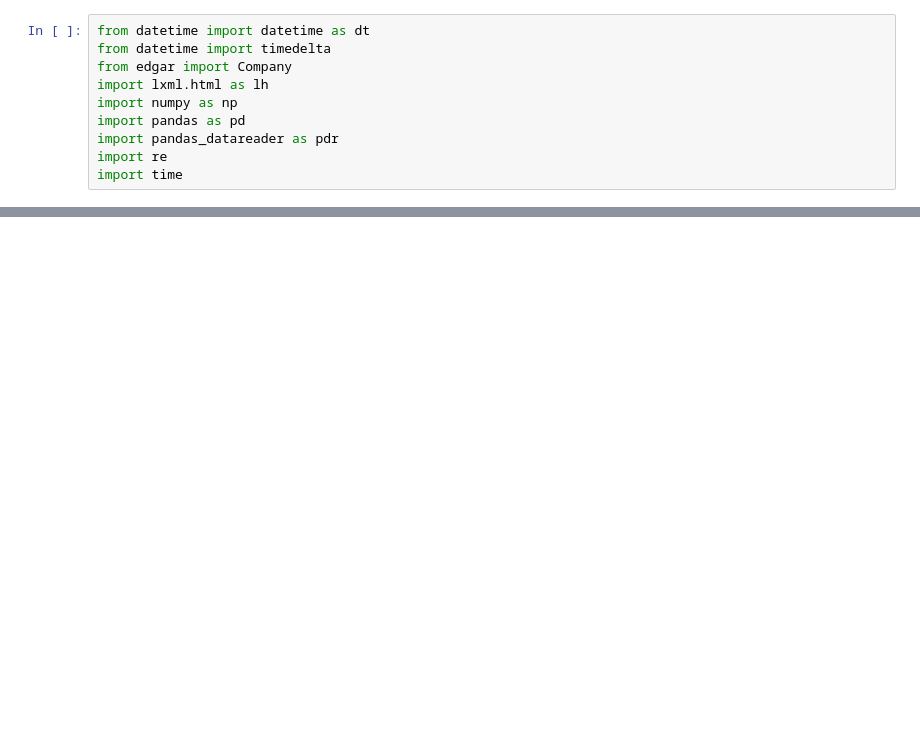
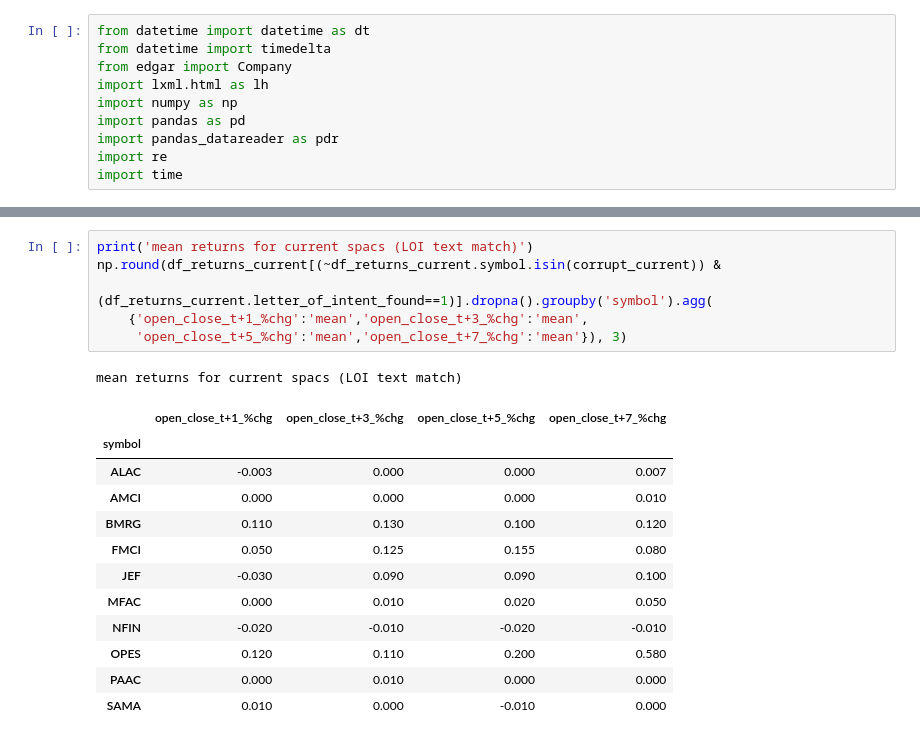
Before and after one commit to alandu20/spac, a Jupyter notebook: scraper.ipynb, the cells around one changed output, grey strips where cells are left out. Saved outputs shown, nothing was run; the diff lists cells and outputs as text; blank space fills up the shorter version.

```diff
--- a/scraper.ipynb
+++ b/scraper.ipynb
@@ -289,0 +458,20 @@ np.round(df_returns_agg[df_returns_agg.symbol!='ACEL'].dropna().describe(), 3)
+# %%
+print('mean returns for current spacs (LOI text match)')
+np.round(df_returns_current[(~df_returns_current.symbol.isin(corrupt_current)) &
+                            (df_returns_current.letter_of_intent_found==1)].dropna().groupby('symbol').agg(
+    {'open_close_t+1_%chg':'mean','open_close_t+3_%chg':'mean',
+     'open_close_t+5_%chg':'mean','open_close_t+7_%chg':'mean'}), 3)
+# %% [output]
+mean returns for current spacs (LOI text match)
+|  | open_close_t+1_%chg | open_close_t+3_%chg | open_close_t+5_%chg | open_close_t+7_%chg |
+| symbol |  |  |  |  |
+| ALAC | -0.003 | 0.000 | 0.000 | 0.007 |
+| AMCI | 0.000 | 0.000 | 0.000 | 0.010 |
+| BMRG | 0.110 | 0.130 | 0.100 | 0.120 |
+| FMCI | 0.050 | 0.125 | 0.155 | 0.080 |
+| JEF | -0.030 | 0.090 | 0.090 | 0.100 |
+| MFAC | 0.000 | 0.010 | 0.020 | 0.050 |
+| NFIN | -0.020 | -0.010 | -0.020 | -0.010 |
+| OPES | 0.120 | 0.110 | 0.200 | 0.580 |
+| PAAC | 0.000 | 0.010 | 0.000 | 0.000 |
+| SAMA | 0.010 | 0.000 | -0.010 | 0.000 |
```
Also changed, not shown: parts of 13 cells of this notebook.
